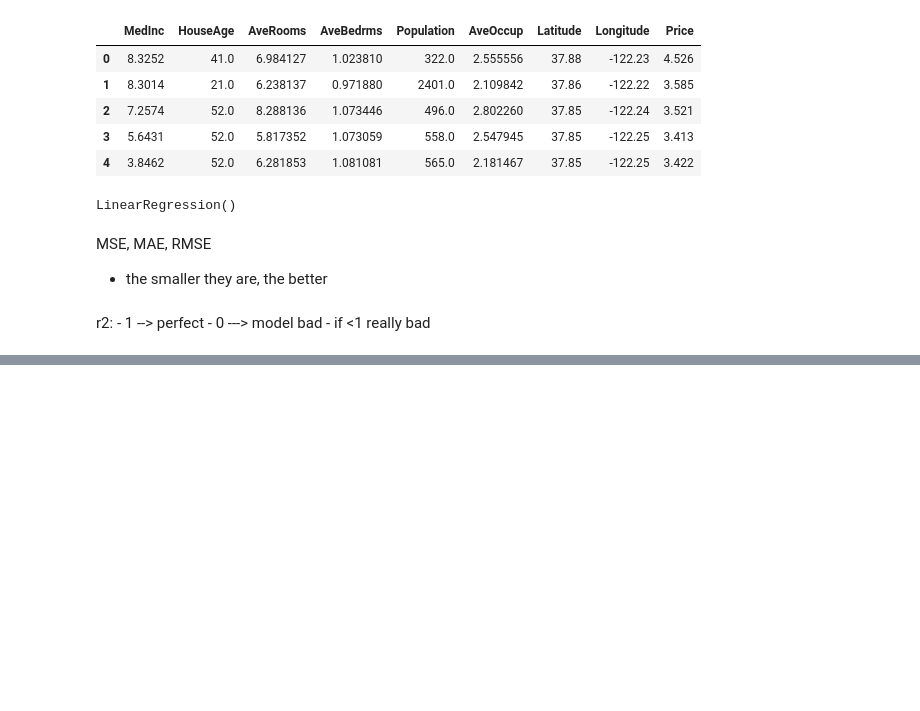
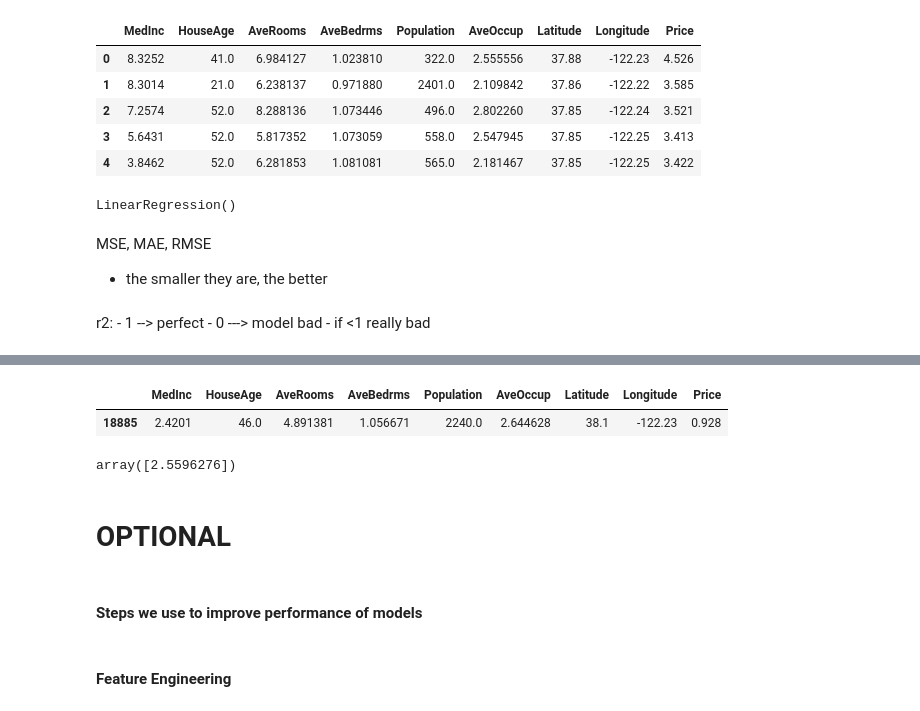
Before and after one commit to aqilahothmannn/Aqilah_AIML-nexperts4, a Jupyter notebook: Day 13 - Supervised Learning Algos/inclass 2 Linear Regression .ipynb, the cells around one changed output, grey strips where cells are left out. Drawn from its saved outputs; the diff is of its cells as text; code cells hidden in the pictures; blank space fills up the shorter version.

```diff
--- a/Day 13 - Supervised Learning Algos/inclass 2 Linear Regression .ipynb
+++ b/Day 13 - Supervised Learning Algos/inclass 2 Linear Regression .ipynb
@@ -95 +127,23 @@ R - Squared:  0.6051724353472356
 Closer r2 is to 1, the better it is
+# %%
+df.sample(1)
+# %% [output]
+|  | MedInc | HouseAge | AveRooms | AveBedrms | Population | AveOccup | Latitude | Longitude | Price |
+| 18885 | 2.4201 | 46.0 | 4.891381 | 1.056671 | 2240.0 | 2.644628 | 38.1 | -122.23 | 0.928 |
+# %%
+import numpy as np
+user_input = np.array([3.3681, 52.0, 4.541953, 1.195323, 1178.0, 1.620358, 37.79, -122.41])
+user_input = [[3.3681, 52.0, 4.541953, 1.195323, 1178.0, 1.620358, 37.79, -122.41]]
+
+# input has to be two dimensional
+#
+model_lr.predict(user_input)
+# you have to know where to look!
+# %% [output]
+array([2.5596276])
+# %% [markdown]
+# **OPTIONAL**
+# %% [markdown]
+#### Steps we use to improve performance of models
+# %% [markdown]
+#### **Feature Engineering**
```
Also changed, not shown: parts of 13 cells of this notebook, 3 other files.
